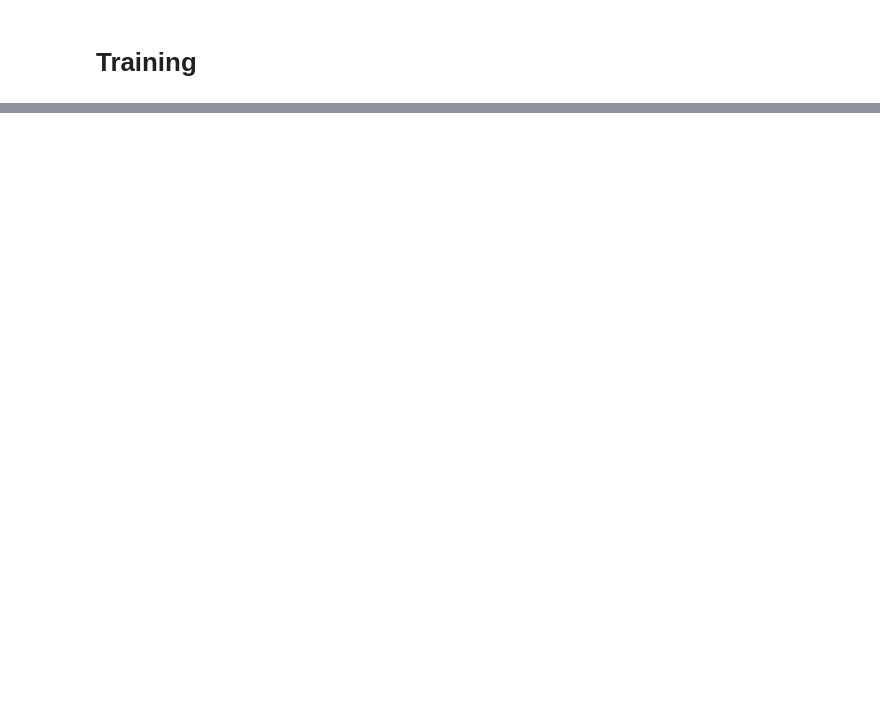
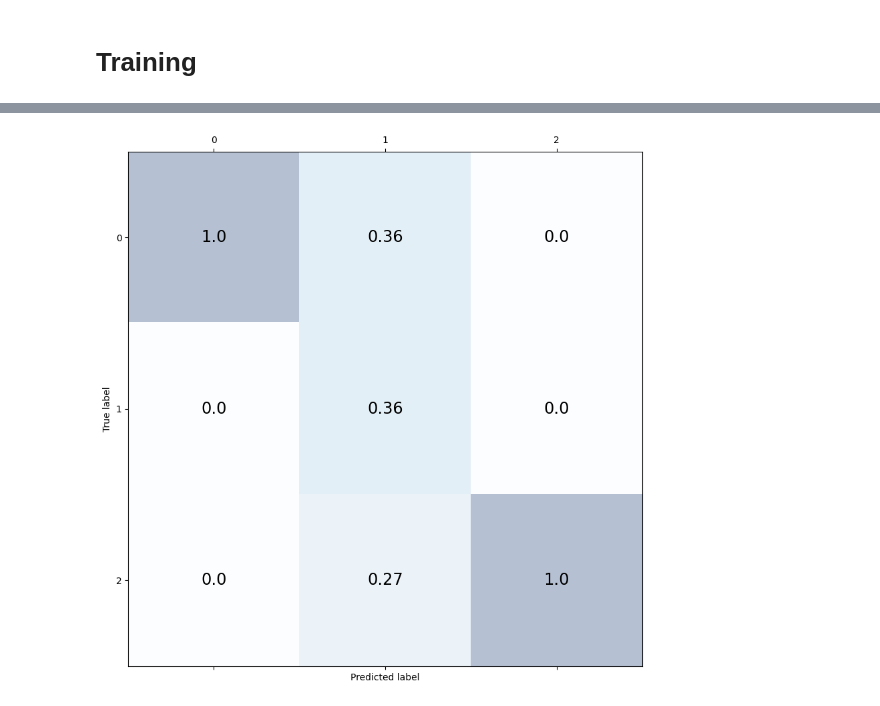
Before and after one commit to ORYEPA/Practicas_Python, a Jupyter notebook: inv/claseviernes.ipynb, the cells around one changed output, grey strips where cells are left out. Drawn from its saved outputs; the diff is of its cells as text; code cells hidden in the pictures; blank space fills up the shorter version.

```diff
--- a/inv/claseviernes.ipynb
+++ b/inv/claseviernes.ipynb
@@ -36,7 +38,7 @@ def add_layer_at_bottom(bottom_model, num_classes):
 # %%
 from tensorflow.keras.preprocessing.image import ImageDataGenerator
 # %%
-directorio_training='chestData/train'
-val_data_dir='chestData/test'
+directorio_training='D:/chestData/train'
+val_data_dir='D:/chestData/test'
 os.listdir(directorio_training)
 # %% [output]
@@ -62,6 +64,7 @@ validador=val_datagen.flow_from_directory(val_data_dir,
                                               batch_size=batch_size,
                                               class_mode='categorical')
 test_images,test_labels= next(validador)
+x_test, y_test = entrenador.next()
 # %% [output]
 Found 251 images belonging to 3 classes.
 Found 66 images belonging to 3 classes.
@@ -201,0 +202,11 @@ plt.show()
+# %%
+from sklearn.metrics import confusion_matrix
+
+# Predict
+y_prediction = main_model.predict(x_test)
+y_prediction = np.argmax(y_prediction, axis=1)
+y_test = np.argmax(y_test, axis=1)
+
+# Create confusion matrix and normalize it over predicted (columns)
+result = confusion_matrix(y_test, y_prediction, normalize='pred')
+print(result)
@@ -202 +219,13 @@ plt.show()
+# %%
+fig, ax = plt.subplots(figsize=(10, 10))
+ax.matshow(result, cmap=plt.cm.Blues, alpha=0.3)
+for i in range(result.shape[0]):
+    for j in range(result.shape[1]):
+        ax.text(x=j, y=i, s=round(result[i, j],2), va='center', ha='center', size='xx-large')
+
+plt.xlabel('Predicted label')
+plt.ylabel('True label')
+plt.show()
+# %% [output]
+[figure, added]
 # %%
```
Also changed, not shown: parts of 10 cells of this notebook, 11 other files.
